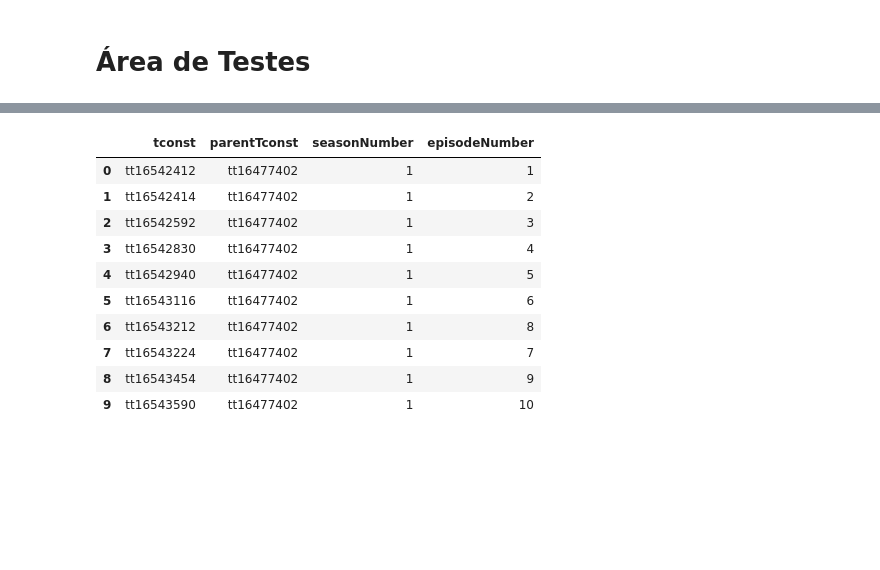
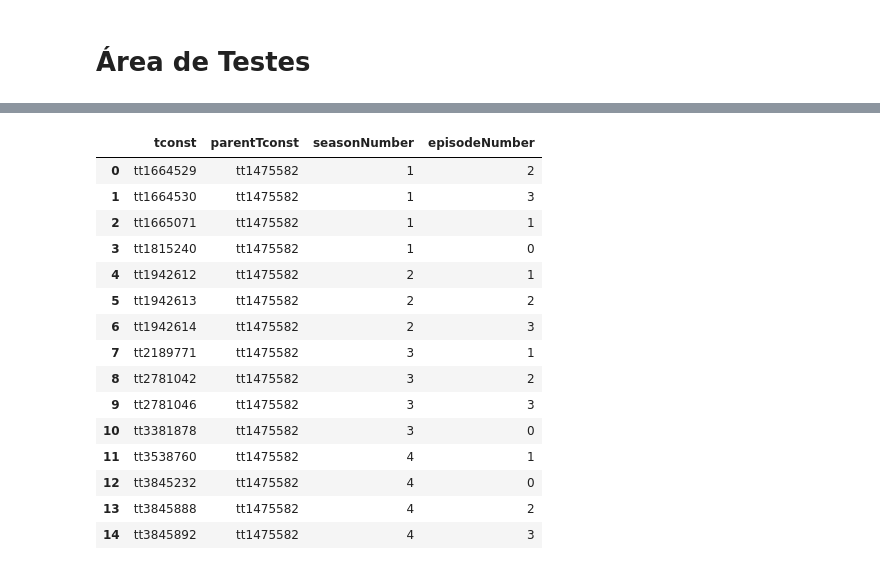
Before and after one commit to vichShir/netflix-analysis, a Jupyter notebook: notebooks/Netflix_Analysis.ipynb, the cells around one changed output, grey strips where cells are left out. Drawn from its saved outputs; the diff is of its cells as text; code cells hidden in the pictures; blank space fills up the shorter version.

```diff
--- a/notebooks/Netflix_Analysis.ipynb
+++ b/notebooks/Netflix_Analysis.ipynb
@@ -848,15 +857,20 @@ spark.sql("SELECT * FROM basics_df WHERE tconst = 'tt16542414'").toPandas()
 # %%
 episode_df.registerTempTable("episode_df")
-spark.sql("SELECT * FROM episode_df WHERE parentTconst = 'tt16477402'").toPandas()
+spark.sql("SELECT * FROM episode_df WHERE parentTconst = 'tt1475582'").toPandas()
 # %% [output]
 |  | tconst | parentTconst | seasonNumber | episodeNumber |
-| 0 | tt16542412 | tt16477402 | 1 | 1 |
-| 1 | tt16542414 | tt16477402 | 1 | 2 |
-| 2 | tt16542592 | tt16477402 | 1 | 3 |
-| 3 | tt16542830 | tt16477402 | 1 | 4 |
-| 4 | tt16542940 | tt16477402 | 1 | 5 |
-| 5 | tt16543116 | tt16477402 | 1 | 6 |
-| 6 | tt16543212 | tt16477402 | 1 | 8 |
-| 7 | tt16543224 | tt16477402 | 1 | 7 |
-| 8 | tt16543454 | tt16477402 | 1 | 9 |
-| 9 | tt16543590 | tt16477402 | 1 | 10 |
+| 0 | tt1664529 | tt1475582 | 1 | 2 |
+| 1 | tt1664530 | tt1475582 | 1 | 3 |
+| 2 | tt1665071 | tt1475582 | 1 | 1 |
+| 3 | tt1815240 | tt1475582 | 1 | 0 |
+| 4 | tt1942612 | tt1475582 | 2 | 1 |
+| 5 | tt1942613 | tt1475582 | 2 | 2 |
+| 6 | tt1942614 | tt1475582 | 2 | 3 |
+| 7 | tt2189771 | tt1475582 | 3 | 1 |
+| 8 | tt2781042 | tt1475582 | 3 | 2 |
+| 9 | tt2781046 | tt1475582 | 3 | 3 |
+| 10 | tt3381878 | tt1475582 | 3 | 0 |
+| 11 | tt3538760 | tt1475582 | 4 | 1 |
+| 12 | tt3845232 | tt1475582 | 4 | 0 |
+| 13 | tt3845888 | tt1475582 | 4 | 2 |
+| 14 | tt3845892 | tt1475582 | 4 | 3 |
```
Also changed, not shown: parts of 6 cells of this notebook, 1 other file.
